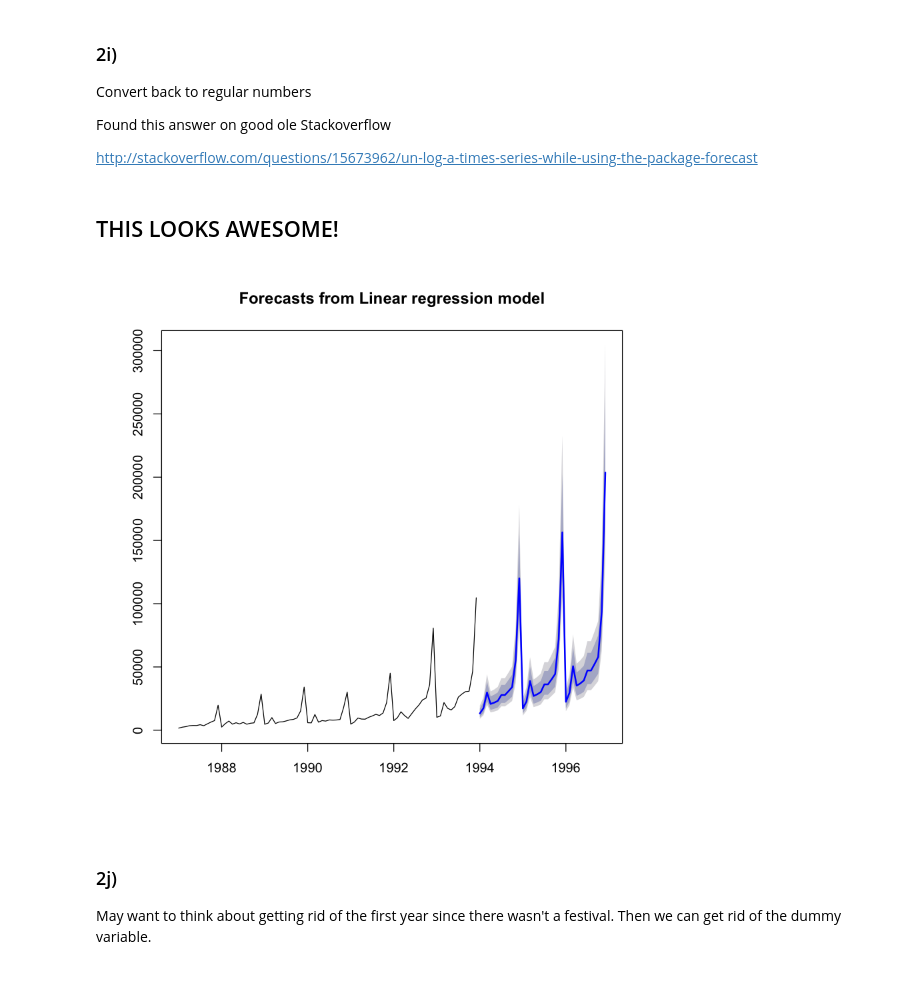
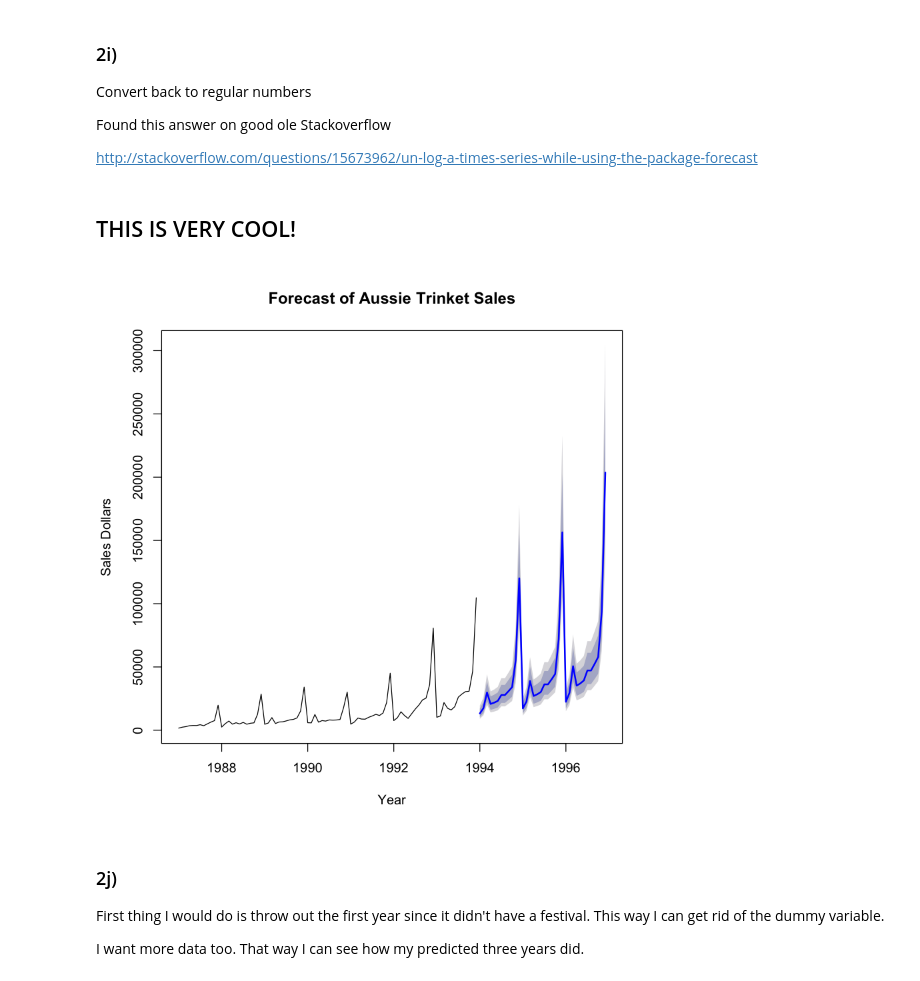
Before and after one commit to kofoide/forecasting, a Jupyter notebook: Week3/Assignment/Question2.ipynb, the cells around one changed output. Drawn from its saved outputs; the diff is of its cells as text; code cells hidden in the pictures.

```diff
--- a/Week3/Assignment/Question2.ipynb
+++ b/Week3/Assignment/Question2.ipynb
@@ -204,13 +208,15 @@ future_exp$upper = exp(future_exp$upper)
 future_exp$lower = exp(future_exp$lower)
 # Convert Original ts back
 future_exp$x=exp(future_exp$x)
-# %% [markdown]
-## THIS LOOKS AWESOME!
-# %%
-plot(future_exp)
-# %% [output]
-[figure, removed]
-# %% [markdown]
-### 2j)
-
-May want to think about getting rid of the first year since there wasn't a festival. Then we can get rid of the dummy variable.
+# %% [markdown]
+## THIS IS VERY COOL!
+# %%
+plot(future_exp, main="Forecast of Aussie Trinket Sales", xlab="Year", ylab="Sales Dollars")
+# %% [output]
+[figure, added]
+# %% [markdown]
+### 2j)
+
+First thing I would do is throw out the first year since it didn't have a festival. This way I can get rid of the dummy variable.
+
+I want more data too. That way I can see how my predicted three years did.
```
Also changed, not shown: parts of 7 cells of this notebook.
